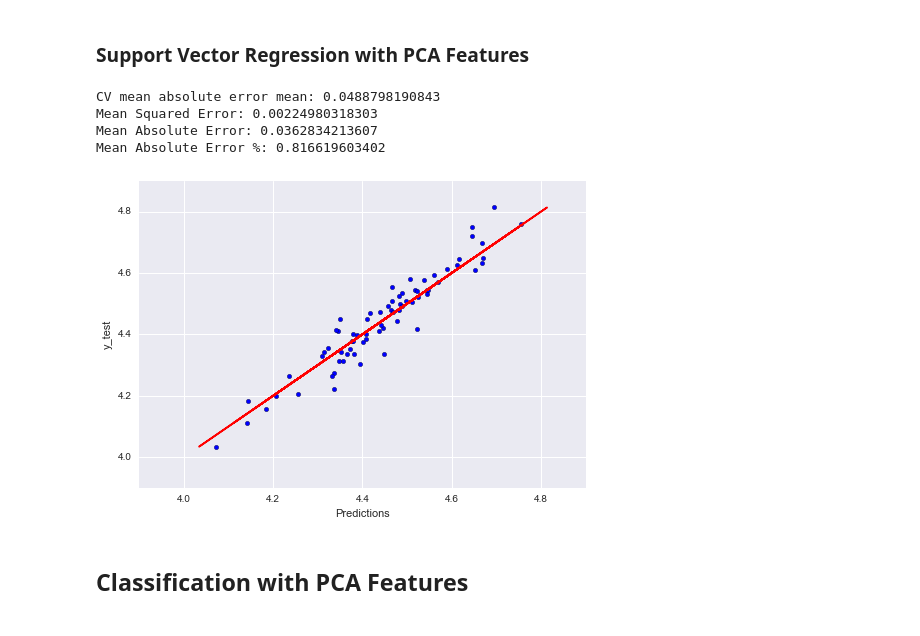
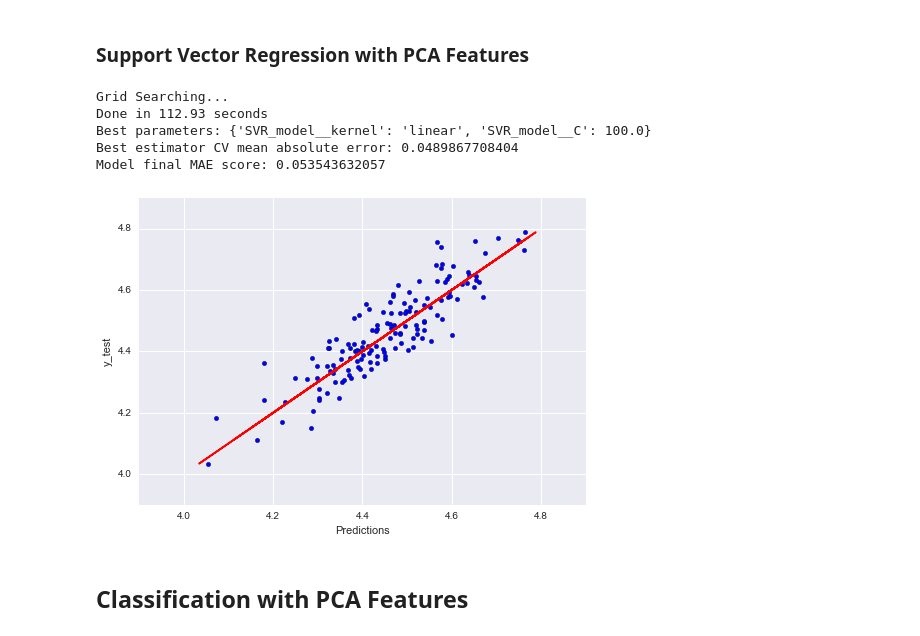
Before and after one commit to rosscleung/Projects, a Jupyter notebook: Biologics/Predicting Drug Yield- Regression, Clustering, Classification, and Neural Network.ipynb, the cells around one changed output. Drawn from its saved outputs; the diff is of its cells as text; code cells hidden in the pictures.

```diff
--- a/Biologics/Predicting Drug Yield- Regression, Clustering, Classification, and Neural Network.ipynb
+++ b/Biologics/Predicting Drug Yield- Regression, Clustering, Classification, and Neural Network.ipynb
@@ -1030,43 +1081,47 @@ Mean Absolute Error %: 1.43270584873
 # %% [markdown]
 ### Support Vector Regression with PCA Features
-# %%
-kf = KFold(len(rescaled_df[feature_cols]),n_folds=4)
-
-model = SVR(kernel='linear')
-
-mae_results = []
-
-for train_index,test_index in kf:
-    x_train = rescaled_df.iloc[train_index][feature_cols]
-    y_train = rescaled_df.iloc[train_index]['Yield CP (WT)']
-    x_test = rescaled_df.iloc[test_index][feature_cols]
-    y_test = rescaled_df.iloc[test_index]['Yield CP (WT)']
-
-    pca = decomposition.PCA(n_components=8)
-    pca.fit(x_train)
-    x_train_pca = pca.transform(x_train)
-    x_test_pca = pca.transform(x_test)
-
-    model.fit(x_train_pca,y_train)
-    pred = model.predict(x_test_pca)
-
-    mae_results.append(metrics.mean_absolute_error(y_test,pred))
-
-print 'CV mean absolute error mean:',np.mean(mae_results)
-
-plt.scatter(pred,y_test)
-plt.plot(y_test,y_test,'r')
-plt.xlabel('Predictions')
-plt.ylabel('y_test')
-print 'Mean Squared Error of last CV fold:',metrics.mean_squared_error(y_test,pred)
-print 'Mean Absolute Error of last CV fold:',metrics.mean_absolute_error(y_test,pred)
-print 'Mean Absolute Error % of last CV fold:', sum(abs((y_test-pred) / y_test) / len(y_test))*100
-# %% [output]
-CV mean absolute error mean: 0.0488798190843
-Mean Squared Error: 0.00224980318303
-Mean Absolute Error: 0.0362834213607
-Mean Absolute Error %: 0.816619603402
-[figure, removed]
+# %%
+kf = KFold(len(rescaled_df[feature_cols]),n_folds=4)
+pca = decomposition.PCA(n_components=8)
+model = SVR()
+
+pipe = Pipeline(steps=[('pca',pca),('SVR_model',model)])
+
+params = {'SVR_model__kernel':['rbf','linear','poly'],
+          'SVR_model__C':[1e2,1e3,1e4]}
+
+gscv = GridSearchCV(pipe,param_grid=params,cv=kf,scoring='mean_absolute_error')
+tempTime = timeit.default_timer()
+print 'Grid Searching...'
+gscv.fit(rescaled_df[feature_cols],rescaled_df['Yield CP (WT)'])
+print 'Done in {} seconds'.format(round(timeit.default_timer() - tempTime,2))
+
+print 'Best parameters:',gscv.best_params_
+print 'Best estimator CV mean absolute error:',-gscv.best_score_
+
+# GridSearch trains the best_estimator with the complete dataset, I don't want that.
+# That's why I'm training the best_estimator with half of my data, just to do one final check.
+x_train, x_test, y_train, y_test = train_test_split(rescaled_df[feature_cols],
+                                                    rescaled_df['Yield CP (WT)'],
+                                                    test_size=0.5,
+                                                    random_state=1)
+best_model = gscv.best_estimator_
+best_model.fit(x_train,y_train)
+pred = best_model.predict(x_test)
+
+plt.figure()
+plt.scatter(pred,y_test)
+plt.xlabel('Predictions')
+plt.ylabel('y_test')
+plt.plot(y_test,y_test,'r')
+print 'Model final MAE score:',metrics.mean_absolute_error(y_test,pred)
+# %% [output]
+Grid Searching...
+Done in 112.93 seconds
+Best parameters: {'SVR_model__kernel': 'linear', 'SVR_model__C': 100.0}
+Best estimator CV mean absolute error: 0.0489867708404
+Model final MAE score: 0.053543632057
+[figure, added]
 # %% [markdown]
 ## Classification with PCA Features
 # %%
```
Also changed, not shown: parts of 18 cells of this notebook.
